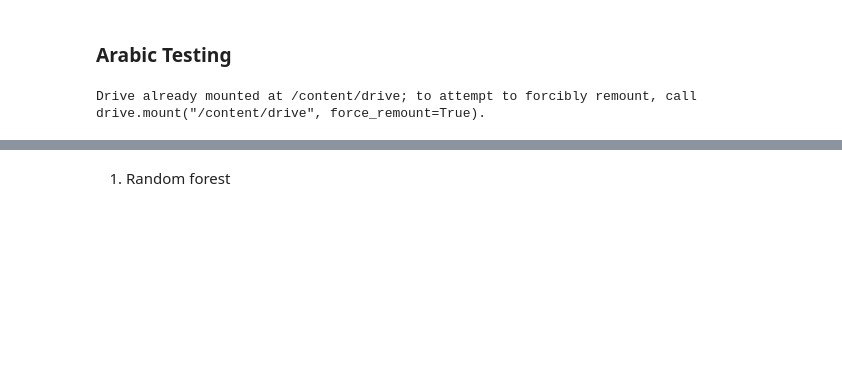
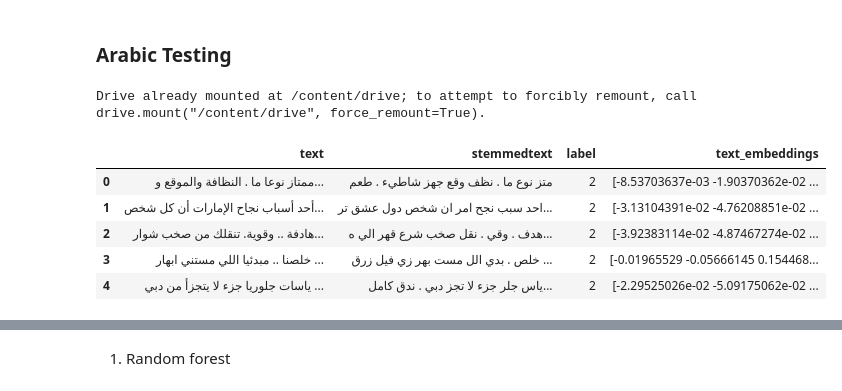
Before and after one commit to hayawalid/Social-Media-Sentiment-Analysis, a Jupyter notebook: ML_Arabic&English.ipynb, the cells around one changed output, grey strips where cells are left out. Cells and saved outputs as stored; diff of their text form; code cells hidden in the pictures; blank space fills up the shorter version.

```diff
--- a/ML_Arabic&English.ipynb
+++ b/ML_Arabic&English.ipynb
@@ -20,9 +20,15 @@ warnings.filterwarnings("ignore", category=ConvergenceWarning)
 # %%
 from google.colab import drive
 drive.mount('/content/drive')
-df = pd.read_csv('/content/drive/MyDrive/Colab Notebooks/cleaned_arabic_data.csv')
-df.dropna(subset=["cleanedtext"], inplace=True)
-X = df["cleanedtext"]
-y = df["label"]
+df = pd.read_csv('/content/drive/MyDrive/Colab Notebooks/embedded_arabic.csv')
 # %% [output]
 Drive already mounted at /content/drive; to attempt to forcibly remount, call drive.mount("/content/drive", force_remount=True).
+# %%
+df.head()
+# %% [output]
+|  | text | stemmedtext | label | text_embeddings |
+| 0 | ممتاز نوعا ما . النظافة والموقع و... | متز نوع ما . نظف وقع جهز شاطيء . طعم | 2 | [-8.53703637e-03 -1.90370362e-02 ... |
+| 1 | أحد أسباب نجاح الإمارات أن كل شخص... | احد سبب نجح امر ان شخص دول عشق تر... | 2 | [-3.13104391e-02 -4.76208851e-02 ... |
+| 2 | هادفة .. وقوية. تنقلك من صخب شوار... | هدف . وقي . نقل صخب شرع قهر الي ه... | 2 | [-3.92383114e-02 -4.87467274e-02 ... |
+| 3 | خلصنا .. مبدئيا اللي مستني ابهار ... | خلص . بدي الل مست بهر زي فيل زرق ... | 2 | [-0.01965529 -0.05666145 0.154468... |
+| 4 | ياسات جلوريا جزء لا يتجزأ من دبي ... | ياس جلر جزء لا تجز دبي . ندق كامل... | 2 | [-2.29525026e-02 -5.09175062e-02 ... |
```
Also changed, not shown: parts of 8 cells of this notebook.
